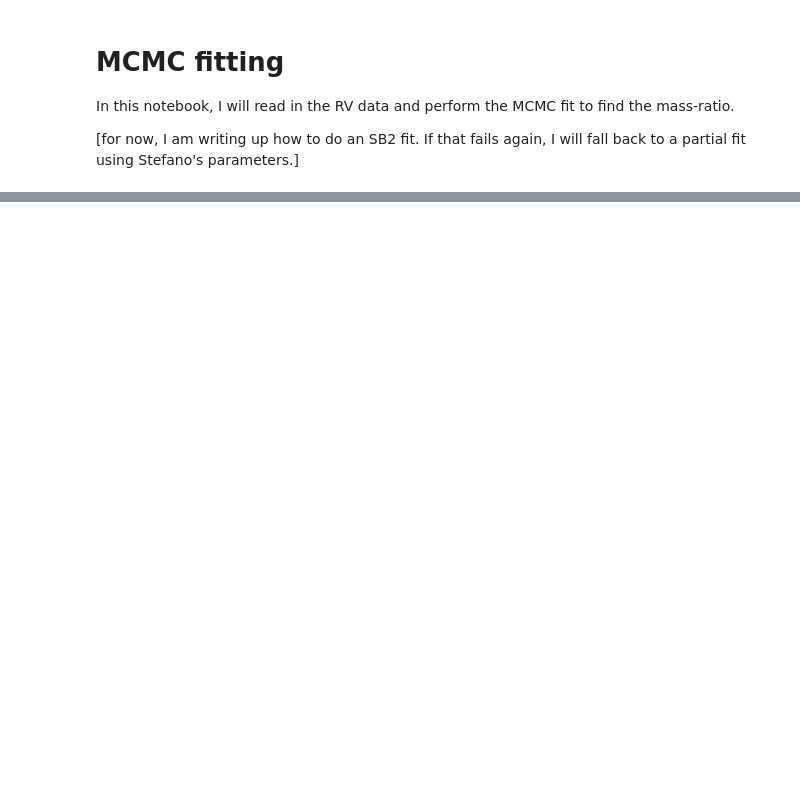
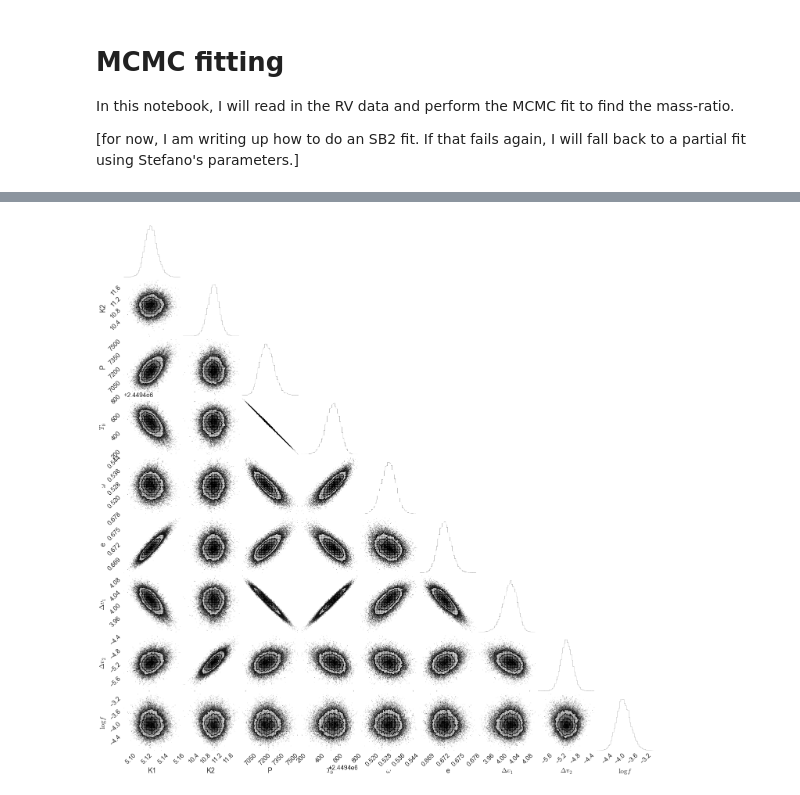
Before and after one commit to kgullikson88/Companion-Finder, a Jupyter notebook: Do_MCMC_Fit.ipynb, the cells around one changed output, grey strips where cells are left out. Drawn from its saved outputs; the diff is of its cells as text; code cells hidden in the pictures; blank space fills up the shorter version.

```diff
--- a/Do_MCMC_Fit.ipynb
+++ b/Do_MCMC_Fit.ipynb
@@ -20,7 +20,7 @@ rv1_err = rv1_data[3].values / 1000.
 
 # Read in my measurements for the companion RV
 t2, _, _, rv2, rv2_err = np.loadtxt('data/rv_data.txt')
-good = ~np.isnan(rv2) and t2 > t2[20]  #Exclude the early points that I don't trust, and the couple others that have no measurements
+good = (~np.isnan(rv2)) & (t2 > t2[20])  #Exclude the early points that I don't trust, and the couple others that have no measurements
 t2 = t2[good]
 rv2 = rv2[good]
 rv2_err = rv2_err[good]
@@ -40,0 +57,7 @@ sampler = MassRatio_Fitter.full_sb2_fit(t1, rv1, rv1_err, t2, rv2, rv2_err)
+# %%
+# Visualize with an "everything vs everything" plot
+samples = sampler.chain[:, 500:, :].reshape((-1, sampler.chain.shape[-1]))
+triangle.corner(samples, labels=['K1', 'K2', 'P', '$T_0$', '$\omega$', 'e', '$\Delta v_1$', '$\Delta v_2$', '$\log{f}$'])
+plt.savefig('../Paper/Figures/SB2_Corner.pdf')
+# %% [output]
+[figure, added]
```
Also changed, not shown: parts of 6 cells of this notebook.
